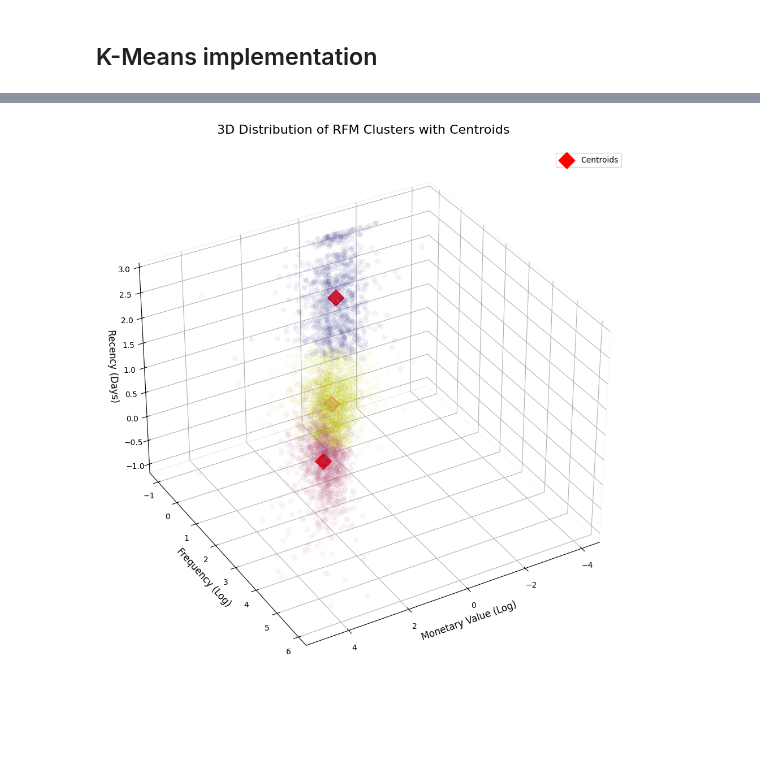
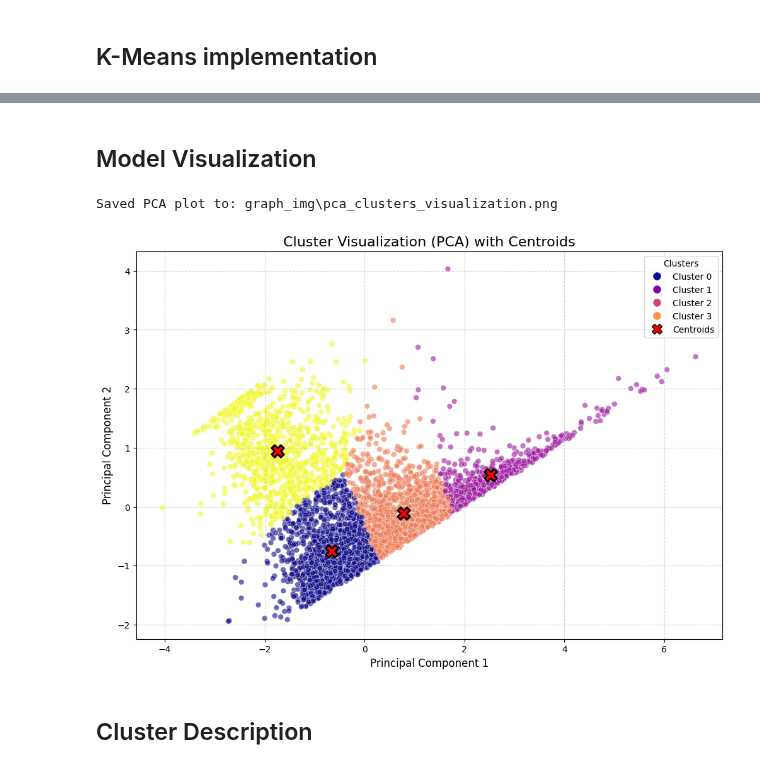
Before and after one commit to CaballeroRAR/ds_projects_collabs, a Jupyter notebook: 1-cluster_retail_uci/notebook/cluster_retail.ipynb, the cells around one changed output, grey strips where cells are left out. Saved outputs shown, nothing was run; the diff lists cells and outputs as text; code cells hidden in the pictures; blank space fills up the shorter version.

```diff
--- a/1-cluster_retail_uci/notebook/cluster_retail.ipynb
+++ b/1-cluster_retail_uci/notebook/cluster_retail.ipynb
@@ -793,8 +873,18 @@ from src.k_means_function import *
 import joblib
 # %%
-df_cluster, kmeans_model = apply_kmeans(df_scaled) # Defatul n of clusters = 3, default random_state = 123, returns a df
-
+df_cluster, kmeans_model = apply_kmeans(df_scaled, n_clusters=4) # Defatul n of clusters = 3, default random_state = 123, returns a df
+print(df_cluster)
+df_pca, pca_model = apply_pca(df_cluster, plot_variance=False)
 # Save model
 joblib.dump(kmeans_model, 'kmeans_model.pkl')
+
+
+# Beta (4 features)
+# df_cluster_b, kmeans_model_b = apply_kmeans(df_scaled_beta)
+# # print(df_cluster_b)
+# # features_beta = ['sale_value_log', 'frequency_log', 'recency_days', 'country_encoded']
+# df_pca_beta, pca_model_b = apply_pca(df_cluster_b, plot_variance=False) # Defatul n of clusters = 3, default random_state = 123, returns a df
+# # # Save model
+# joblib.dump(kmeans_model_b, 'kmeans_model_b.pkl')
 # %% [output]
 Model fitted.
@@ -821,54 +909,11 @@ Intertia:4301.737703153692
-# %%
-fig = plt.figure(figsize=(14, 10))
-ax = fig.add_subplot(111, projection='3d')
-
-scatter = ax.scatter(
-    df_cluster['sale_value_log'],
-    df_cluster['frequency_log'],
-    df_cluster['recency_days'],
-    c=df_cluster['cluster'],       # Color by Cluster assignment
-    cmap='plasma',
-    s=40,                           # Point size
-    alpha=0.05,                      # Transparency (lowered slightly)
-    edgecolors='k',
-    linewidth=0.3
-)
-
-# Centroids
-# model.cluster_centers_ contains the coordinates (x, y, z) for each cluster
-# Respective axes: [Monetary, Frequency, Recency]
-centroids = kmeans_model.cluster_centers_
-
-ax.scatter(
-    centroids[:, 0], # Monetary column
-    centroids[:, 1], # Frequency column
-    centroids[:, 2], # Recency column
-    s=200,           # Very large size
-    c='red',         # Distinct color
-    marker='D',      # Star shape
-    label='Centroids',
-    edgecolors='red',
-    linewidth=1.5,
-    zorder =10
-)
-
-# cbar = fig.colorbar(scatter, ax=ax, pad=0.1)
-# cbar.set_label('Cluster', rotation=270, labelpad=15)
-ax.legend(loc='upper right') # Show legend for the centroids
-
-ax.set_xlabel('Monetary Value (Log)', fontsize=12)
-ax.set_ylabel('Frequency (Log)', fontsize=12)
-ax.set_zlabel('Recency (Days)', fontsize=12)
-ax.set_title('3D Distribution of RFM Clusters with Centroids', fontsize=16, pad=20)
-
-ax.view_init(elev=33, azim=60)
-
-ax.grid(True, linestyle='--', alpha=.1)
-ax.xaxis.pane.fill = False
-ax.yaxis.pane.fill = False
-ax.zaxis.pane.fill = False
-
-plt.tight_layout()
-plt.show()
-# %% [output]
-[figure, removed]
+# %% [markdown]
+## Model Visualization
+# %%
+visualize_pca(df_pca, df_cluster, kmeans_model, pca_model, save_path='graph_img', filename='pca_clusters_visualization.png')
+
+# visualize_pca(df_pca_beta, df_cluster_b, kmeans_model_b, pca_model_b, save_path='graph_img', filename='pca_beta_clusters_visualization.png')
+# %% [output]
+Saved PCA plot to: graph_img\pca_clusters_visualization.png
+[figure, added]
+# %% [markdown]
+## Cluster Description
```
Also changed, not shown: parts of 23 cells of this notebook, 2 other files.
